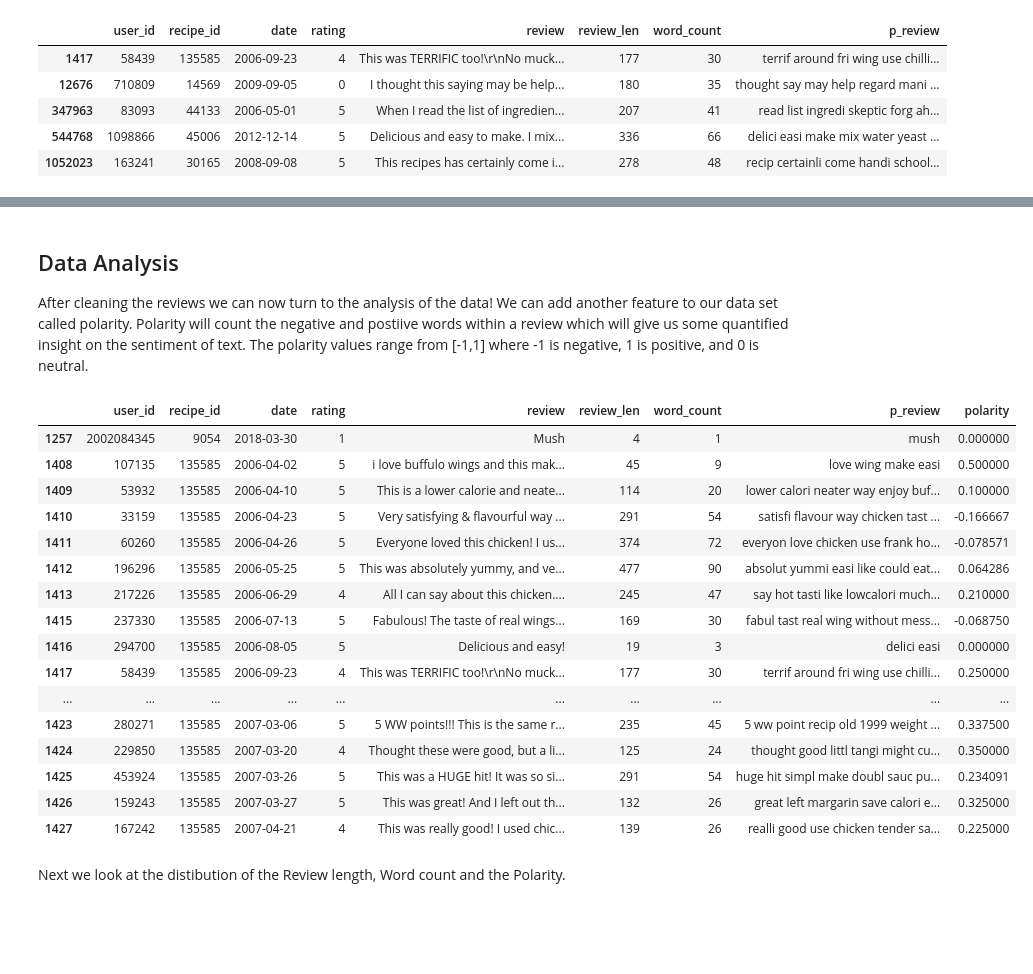
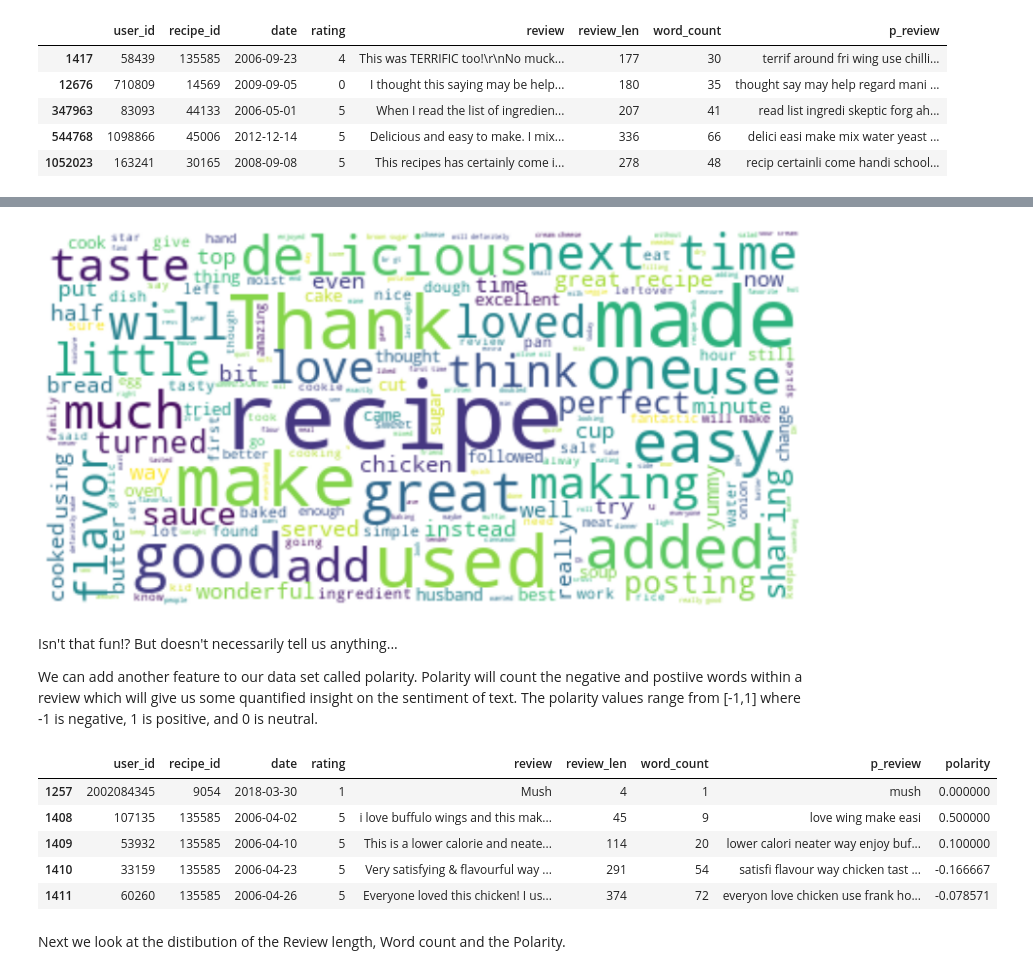
Before and after one commit to chillyssa/NLP-with-Deep-Learning-Project, a Jupyter notebook: project_part1.ipynb, the cells around one changed output, grey strips where cells are left out. Saved outputs shown, nothing was run; the diff lists cells and outputs as text; code cells hidden in the pictures; blank space fills up the shorter version.

Commit message:
Adding a word cloud and moving things around.

```diff
--- a/project_part1.ipynb
+++ b/project_part1.ipynb
@@ -232,30 +238,30 @@ df.iloc[[9,777,16052,24300,43571]]
+# %%
+from wordcloud import WordCloud, STOPWORDS, ImageColorGenerator
+text = " ".join(r for r in df.review)
+stopwords = set(STOPWORDS)
+wordcl = WordCloud(stopwords = stopwords, background_color='white', max_font_size = 50, max_words = 5000).generate(text)
+plt.figure(figsize=(14, 12))
+plt.imshow(wordcl, interpolation='bilinear')
+plt.axis('off')
+plt.show()
+# %% [output]
+[figure, added]
 # %% [markdown]
-## Data Analysis
+Isn't that fun!? But doesn't necessarily tell us anything...
 
-After cleaning the reviews we can now turn to the analysis of the data! We can add another feature to our data set called polarity. Polarity will count the negative and postiive words within a review which will give us some quantified insight on the sentiment of text. The polarity values range from [-1,1] where -1 is negative, 1 is positive, and 0 is neutral.
+We can add another feature to our data set called polarity. Polarity will count the negative and postiive words within a review which will give us some quantified insight on the sentiment of text. The polarity values range from [-1,1] where -1 is negative, 1 is positive, and 0 is neutral.
 # %%
 from textblob import TextBlob
 df['polarity'] = df['p_review'].map(lambda text: TextBlob(text).sentiment.polarity)
 
-df.head(20)
+df.head()
 # %% [output]
 |  | user_id | recipe_id | date | rating | review | review_len | word_count | p_review | polarity |
 | 1257 | 2002084345 | 9054 | 2018-03-30 | 1 | Mush | 4 | 1 | mush | 0.000000 |
 | 1408 | 107135 | 135585 | 2006-04-02 | 5 | i love buffulo wings and this mak... | 45 | 9 | love wing make easi | 0.500000 |
 | 1409 | 53932 | 135585 | 2006-04-10 | 5 | This is a lower calorie and neate... | 114 | 20 | lower calori neater way enjoy buf... | 0.100000 |
 | 1410 | 33159 | 135585 | 2006-04-23 | 5 | Very satisfying & flavourful way ... | 291 | 54 | satisfi flavour way chicken tast ... | -0.166667 |
 | 1411 | 60260 | 135585 | 2006-04-26 | 5 | Everyone loved this chicken! I us... | 374 | 72 | everyon love chicken use frank ho... | -0.078571 |
-| 1412 | 196296 | 135585 | 2006-05-25 | 5 | This was absolutely yummy, and ve... | 477 | 90 | absolut yummi easi like could eat... | 0.064286 |
-| 1413 | 217226 | 135585 | 2006-06-29 | 4 | All I can say about this chicken.... | 245 | 47 | say hot tasti like lowcalori much... | 0.210000 |
-| 1415 | 237330 | 135585 | 2006-07-13 | 5 | Fabulous! The taste of real wings... | 169 | 30 | fabul tast real wing without mess... | -0.068750 |
-| 1416 | 294700 | 135585 | 2006-08-05 | 5 | Delicious and easy! | 19 | 3 | delici easi | 0.000000 |
-| 1417 | 58439 | 135585 | 2006-09-23 | 4 | This was TERRIFIC too!\r\nNo muck... | 177 | 30 | terrif around fri wing use chilli... | 0.250000 |
-| ... | ... | ... | ... | ... | ... | ... | ... | ... | ... |
-| 1423 | 280271 | 135585 | 2007-03-06 | 5 | 5 WW points!!! This is the same r... | 235 | 45 | 5 ww point recip old 1999 weight ... | 0.337500 |
-| 1424 | 229850 | 135585 | 2007-03-20 | 4 | Thought these were good, but a li... | 125 | 24 | thought good littl tangi might cu... | 0.350000 |
-| 1425 | 453924 | 135585 | 2007-03-26 | 5 | This was a HUGE hit! It was so si... | 291 | 54 | huge hit simpl make doubl sauc pu... | 0.234091 |
-| 1426 | 159243 | 135585 | 2007-03-27 | 5 | This was great! And I left out th... | 132 | 26 | great left margarin save calori e... | 0.325000 |
-| 1427 | 167242 | 135585 | 2007-04-21 | 4 | This was really good! I used chic... | 139 | 26 | realli good use chicken tender sa... | 0.225000 |
 # %% [markdown]
 Next we look at the distibution of the Review length, Word count and the Polarity.
 # %%
```
Also changed, not shown: parts of 3 cells of this notebook.
